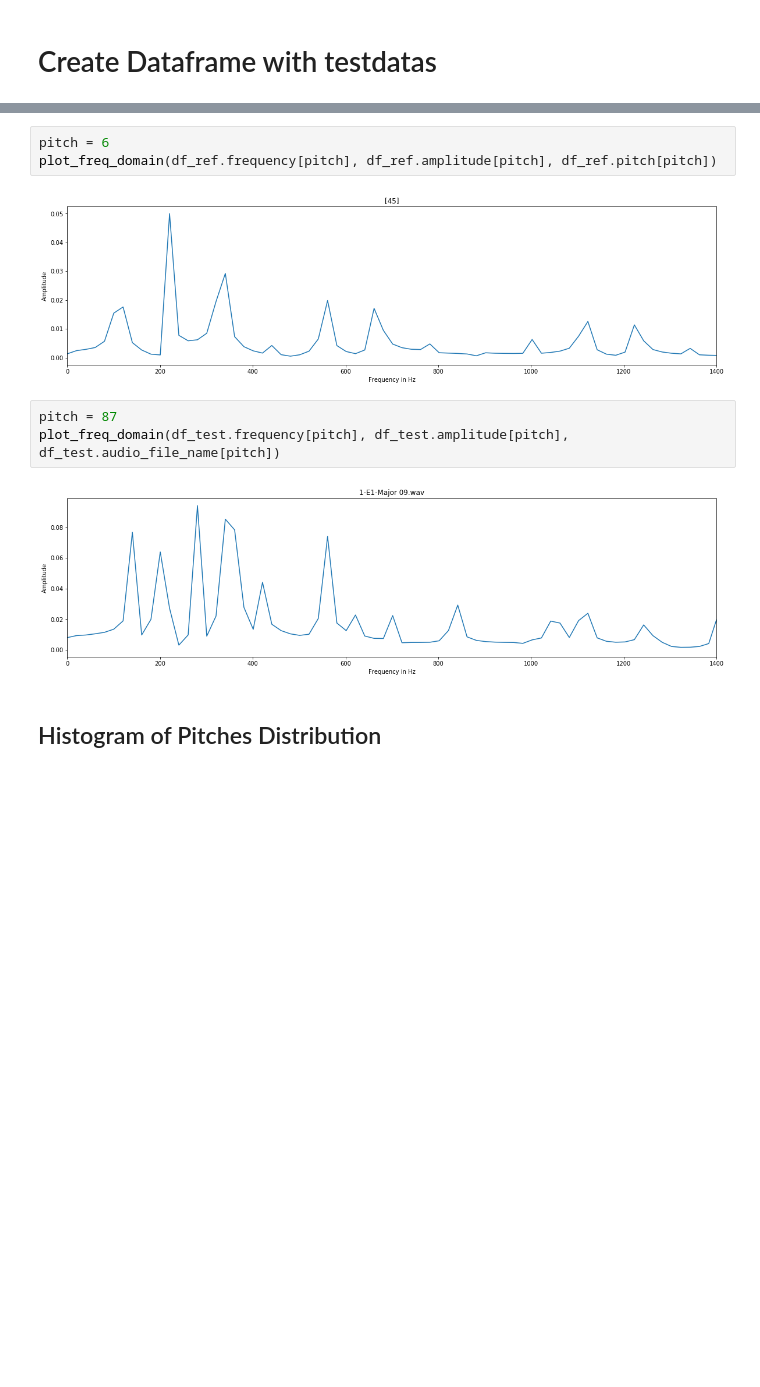
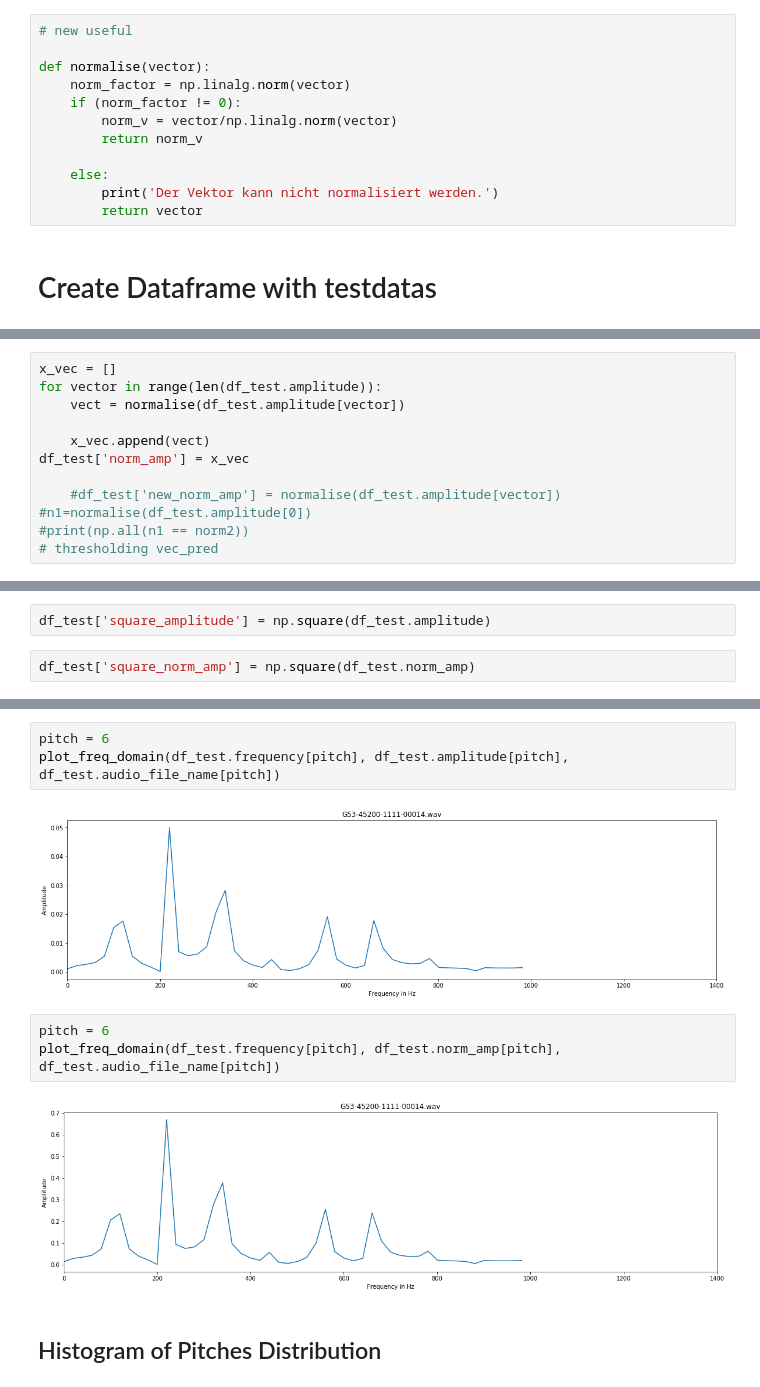
Before and after one commit to deiruch/AMt, a Jupyter notebook: AMt.ipynb, the cells around one changed output, grey strips where cells are left out. Drawn from its saved outputs; the diff is of its cells as text; blank space fills up the shorter version.

```diff
--- a/AMt.ipynb
+++ b/AMt.ipynb
@@ -321,3 +308,15 @@ df_ref_unique
+# %%
+# new useful
+
+def normalise(vector):
+    norm_factor = np.linalg.norm(vector)
+    if (norm_factor != 0):
+        norm_v = vector/np.linalg.norm(vector)
+        return norm_v
+
+    else:
+        print('Der Vektor kann nicht normalisiert werden.')
+        return vector
 # %% [markdown]
 # Create Dataframe with testdatas
 # %%
@@ -361,0 +373,12 @@ Wall time: 15.8 s
+# %%
+x_vec = []
+for vector in range(len(df_test.amplitude)):
+    vect = normalise(df_test.amplitude[vector])
+
+    x_vec.append(vect)
+df_test['norm_amp'] = x_vec
+
+    #df_test['new_norm_amp'] = normalise(df_test.amplitude[vector])
+#n1=normalise(df_test.amplitude[0])
+#print(np.all(n1 == norm2))
+# thresholding vec_pred
@@ -361,0 +416,4 @@ Wall time: 15.8 s
+# %%
+df_test['square_amplitude'] = np.square(df_test.amplitude)
+# %%
+df_test['square_norm_amp'] = np.square(df_test.norm_amp)
@@ -362,13 +530,13 @@ Wall time: 15.8 s
 # %%
 pitch = 6
-plot_freq_domain(df_ref.frequency[pitch], df_ref.amplitude[pitch], df_ref.pitch[pitch])
+plot_freq_domain(df_test.frequency[pitch], df_test.amplitude[pitch], df_test.audio_file_name[pitch])
 # %% [output]
-[figure, old version]
+[figure, new version]
 # %%
-pitch = 87
-plot_freq_domain(df_test.frequency[pitch], df_test.amplitude[pitch], df_test.audio_file_name[pitch])
+pitch = 6
+plot_freq_domain(df_test.frequency[pitch], df_test.norm_amp[pitch], df_test.audio_file_name[pitch])
 # %% [output]
-[figure, old version]
+[figure, new version]
 # %% [markdown]
 ## Histogram of Pitches Distribution
 # %%
```
Also changed, not shown: parts of 34 cells of this notebook.
